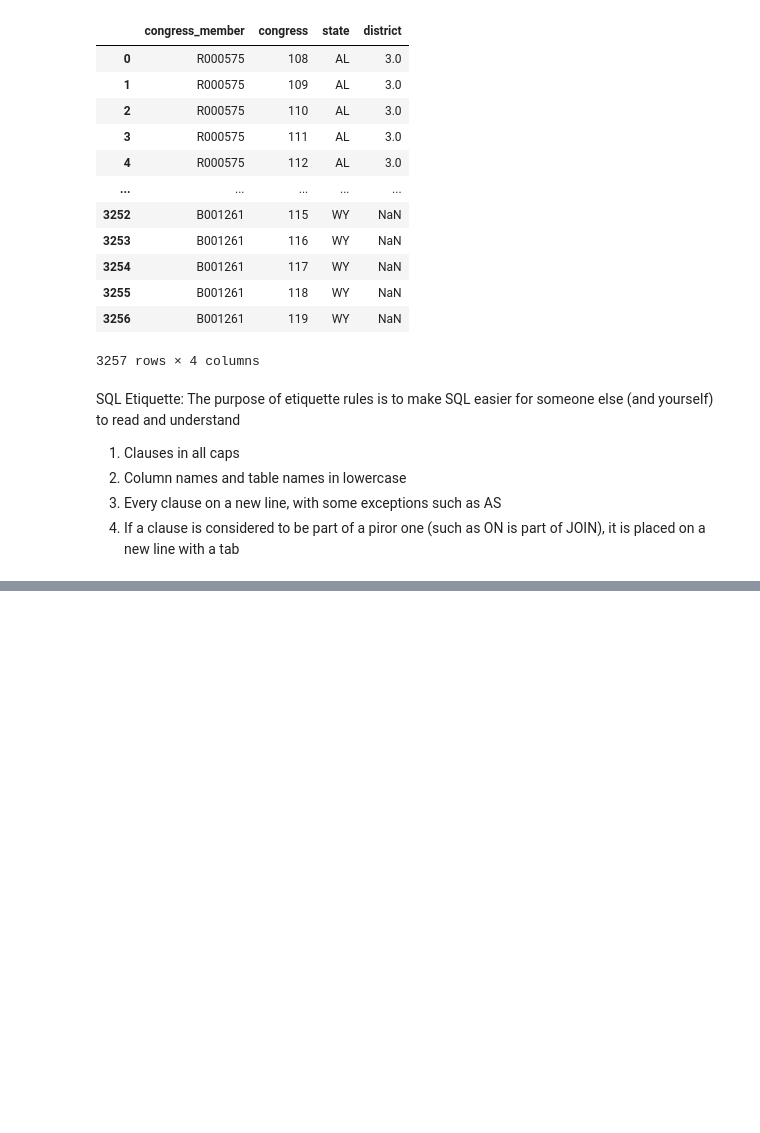
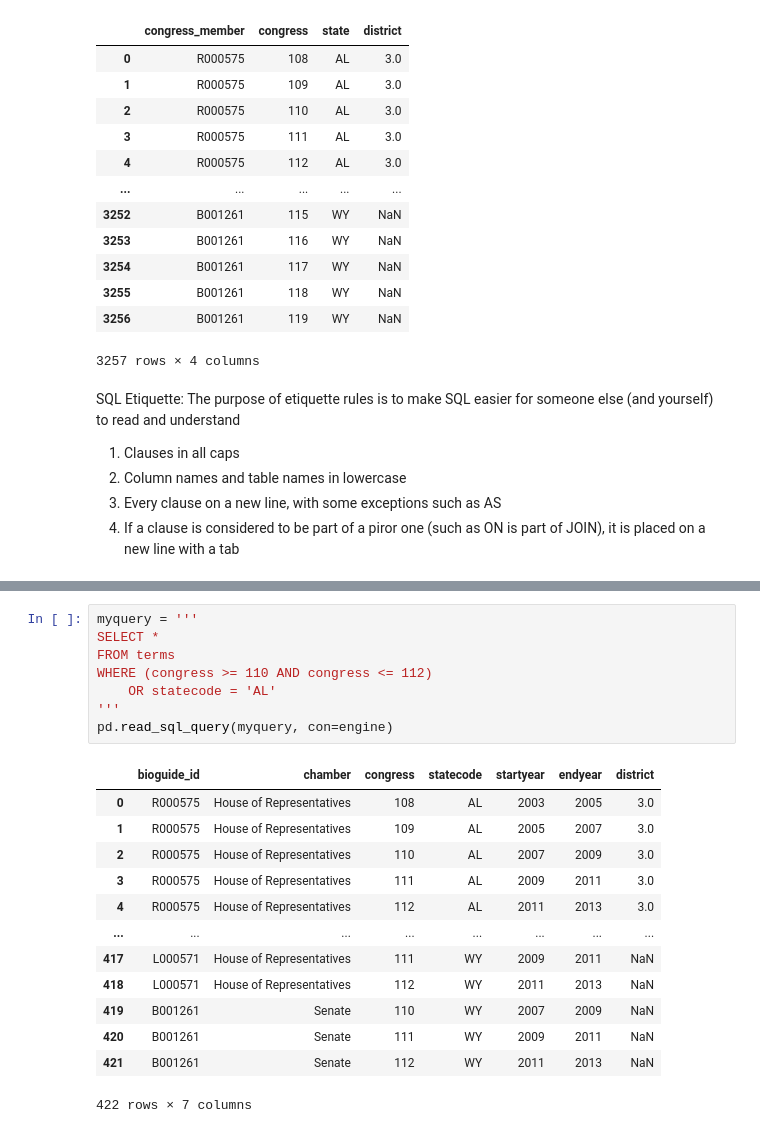
Before and after one commit to janiceeguo/DS6600-congress, a Jupyter notebook: notebooks/createDB.ipynb, the cells around one changed output, grey strips where cells are left out. Cells and saved outputs as stored; diff of their text form; blank space fills up the shorter version.

```diff
--- a/notebooks/createDB.ipynb
+++ b/notebooks/createDB.ipynb
@@ -159,0 +160,22 @@ pd.read_sql(myquery, con=engine)
+# %%
+myquery = '''
+SELECT *
+FROM terms
+WHERE (congress >= 110 AND congress <= 112)
+    OR statecode = 'AL'
+'''
+pd.read_sql_query(myquery, con=engine)
+# %% [output]
+|  | bioguide_id | chamber | congress | statecode | startyear | endyear | district |
+| 0 | R000575 | House of Representatives | 108 | AL | 2003 | 2005 | 3.0 |
+| 1 | R000575 | House of Representatives | 109 | AL | 2005 | 2007 | 3.0 |
+| 2 | R000575 | House of Representatives | 110 | AL | 2007 | 2009 | 3.0 |
+| 3 | R000575 | House of Representatives | 111 | AL | 2009 | 2011 | 3.0 |
+| 4 | R000575 | House of Representatives | 112 | AL | 2011 | 2013 | 3.0 |
+| ... | ... | ... | ... | ... | ... | ... | ... |
+| 417 | L000571 | House of Representatives | 111 | WY | 2009 | 2011 | NaN |
+| 418 | L000571 | House of Representatives | 112 | WY | 2011 | 2013 | NaN |
+| 419 | B001261 | Senate | 110 | WY | 2007 | 2009 | NaN |
+| 420 | B001261 | Senate | 111 | WY | 2009 | 2011 | NaN |
+| 421 | B001261 | Senate | 112 | WY | 2011 | 2013 | NaN |
+422 rows × 7 columns
```
Also changed, not shown: parts of 9 cells of this notebook, 1 other file.
